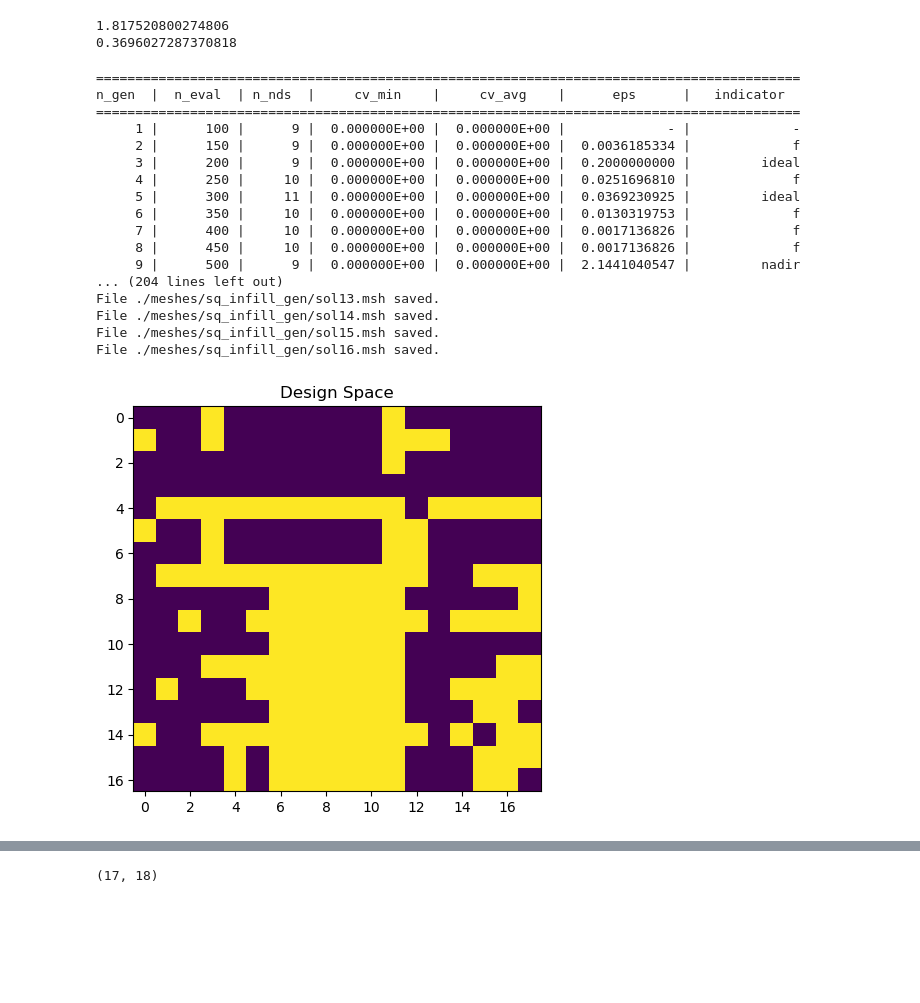
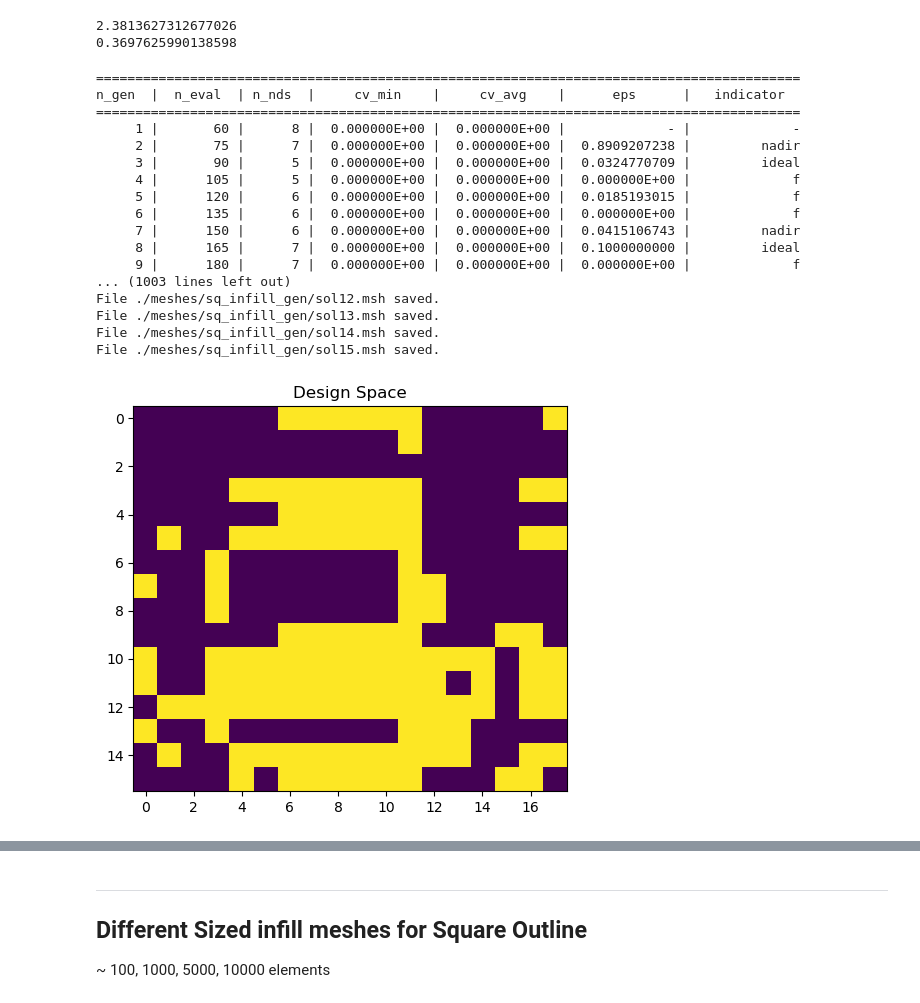
Before and after one commit to grohalex/Project2023, a Jupyter notebook: Pymoo_withFEA.ipynb, the cells around one changed output, grey strips where cells are left out. Cells and saved outputs as stored; diff of their text form; code cells hidden in the pictures; blank space fills up the shorter version.

```diff
--- a/Pymoo_withFEA.ipynb
+++ b/Pymoo_withFEA.ipynb
@@ -195,7 +195,7 @@ def generate_infill_file(meshname, infill_vec, infill_connect, infill_coords, ve
 tol = 2
 def clamped_middle(x, on_boundary): # beam is only fixed in the middle
     #return on_boundary and near(x[0], 0, tol) and near(x[1], 20, tol)#x[0] < tol
-    return on_boundary and near(x[0], 0 + 0.5, tol) and near(x[1], 4, tol)#x[0] < tol
+    return on_boundary and near(x[0], 0 + 0.5, tol) and near(x[1], 5, tol)#x[0] < tol
 
 # Define strain
 def epsilon(u):
@@ -230,8 +230,11 @@ def get_displacement_measures(u, V):
     return disp_max, disp_tot, disp_avg
 
 # returns displacements and vm stress for side-compression of the square
-def square_FEA(mesh):
-    set_log_active(False)  # dolfin verbose to false
+def square_FEA(mesh, verbose=False):
+    if not verbose:
+        set_log_active(False)  # dolfin verbose to false
+    else:
+        set_log_active(True)   # dolfin verbose to true
 
     # Define function space for system of PDEs
     degree = 2
@@ -279,19 +282,19 @@ conn, coords, num_el = extract_mesh_data("./meshes/smallSquare8-infill.msh")
 
 # Create the mesh infill based on the infill vector
 vec = [0,0,1,1,0,0,0,0,1,1,0,0,0,0,1,1,0,0]
-meshfile = generate_infill_file('sq_infill_gen', vec, conn, coords)
+meshfile = generate_infill_file('sq_infill_gen', vec, conn, coords, run_GUI=False)
 
 # Loading the created infill mesh to FEniCS
 mesh, _, _, _ = extract_mesh_data_fenics(meshfile)
 
 # perform FEA and obtain displacements and von mises stress
-d_max, d_tot, d_avg, max_vm = square_FEA(mesh)
+d_max, d_tot, d_avg, max_vm = square_FEA(mesh, verbose=False)
 
 print(d_max)
 print(max_vm)
 # %% [output]
-1.817520800274806
-0.3696027287370818
+2.3813627312677026
+0.3697625990138598
 # %%
 # implementing pymoo multi-objective optimization with FEniCS FEA objectives
 
@@ -352,17 +355,18 @@ problem = MyProblem(conn, coords, num_el)  # init the MOP
 
 # initialize the algorithm object
 algorithm = NSGA2(
-    pop_size=100,
-    n_offsprings=50,
+    pop_size=60,
+    n_offsprings=15,
     sampling=BinaryRandomSampling(),
-    crossover=HalfUniformCrossover(prob_hux=0.5),
+    #crossover=HalfUniformCrossover(prob_hux=0.5),
+    crossover=UniformCrossover(),
     mutation=BitflipMutation(prob=0.5, prob_var=0.3),
-    #eliminate_duplicates=True
+    eliminate_duplicates=True
 )
 
 
 # define the termination criterion
-termination = get_termination("n_gen", 50)
+termination = get_termination("n_gen", 1000)
 
 
 # solve the MOP
@@ -390,42 +394,42 @@ hist = res.history  # getting the info for each iteration
 # save solutions
 for i, x in enumerate(X):
     ifile = f"sq_infill_gen/sol{i:02d}"
     meshfile = generate_infill_file(ifile, x, conn, coords)
     print(f"File {meshfile} saved.")###
 
 # writing to a file
 with open("./meshes/sq_infill_gen/sq_solutions.txt", "w+") as file:
     file.writelines(f"{sol} \t w: {F[i][0]:10.1f} \t vm: {F[i][1]:10.06f} \n" for i, sol in enumerate(1*X))
 
 # plotting the decision space
 xl, xu = problem.bounds()
 plt.figure(figsize=(7, 5))
 plt.imshow(X)
 plt.title("Design Space")
 plt.show()
 
 
 # plotting the objective space
 plt.figure(figsize=(7, 5))
 plt.scatter(F[:, 0], F[:, 1], s=30, facecolors='none', edgecolors='blue')
 plt.title("Objective Space")
 plt.show()
 # %% [output]
 ==========================================================================================
 n_gen  |  n_eval  | n_nds  |     cv_min    |     cv_avg    |      eps      |   indicator
 ==========================================================================================
-     1 |      100 |      9 |  0.000000E+00 |  0.000000E+00 |             - |             -
-     2 |      150 |      9 |  0.000000E+00 |  0.000000E+00 |  0.0036185334 |             f
-     3 |      200 |      9 |  0.000000E+00 |  0.000000E+00 |  0.2000000000 |         ideal
-     4 |      250 |     10 |  0.000000E+00 |  0.000000E+00 |  0.0251696810 |             f
-     5 |      300 |     11 |  0.000000E+00 |  0.000000E+00 |  0.0369230925 |         ideal
-     6 |      350 |     10 |  0.000000E+00 |  0.000000E+00 |  0.0130319753 |             f
-     7 |      400 |     10 |  0.000000E+00 |  0.000000E+00 |  0.0017136826 |             f
-     8 |      450 |     10 |  0.000000E+00 |  0.000000E+00 |  0.0017136826 |             f
-     9 |      500 |      9 |  0.000000E+00 |  0.000000E+00 |  2.1441040547 |         nadir
-... (204 lines left out)
+     1 |       60 |      8 |  0.000000E+00 |  0.000000E+00 |             - |             -
+     2 |       75 |      7 |  0.000000E+00 |  0.000000E+00 |  0.8909207238 |         nadir
+     3 |       90 |      5 |  0.000000E+00 |  0.000000E+00 |  0.0324770709 |         ideal
+     4 |      105 |      5 |  0.000000E+00 |  0.000000E+00 |  0.000000E+00 |             f
+     5 |      120 |      6 |  0.000000E+00 |  0.000000E+00 |  0.0185193015 |             f
+     6 |      135 |      6 |  0.000000E+00 |  0.000000E+00 |  0.000000E+00 |             f
+     7 |      150 |      6 |  0.000000E+00 |  0.000000E+00 |  0.0415106743 |         nadir
+     8 |      165 |      7 |  0.000000E+00 |  0.000000E+00 |  0.1000000000 |         ideal
+     9 |      180 |      7 |  0.000000E+00 |  0.000000E+00 |  0.000000E+00 |             f
+... (1003 lines left out)
+File ./meshes/sq_infill_gen/sol12.msh saved.
 File ./meshes/sq_infill_gen/sol13.msh saved.
 File ./meshes/sq_infill_gen/sol14.msh saved.
 File ./meshes/sq_infill_gen/sol15.msh saved.
-File ./meshes/sq_infill_gen/sol16.msh saved.
-[figure, old version]
+[figure, new version]
@@ -433,4 +436,0 @@ File ./meshes/sq_infill_gen/sol16.msh saved.
-# %%
-print(X.shape)
-# %% [output]
-(17, 18)
@@ -439,0 +437,4 @@ with open("./meshes/sq_infill_gen/sq_solutions.txt", "w+") as file:
+# %% [markdown]
+---
+## Different Sized infill meshes for **Square Outline**
+~ 100, 1000, 5000, 10000 elements
```
Also changed, not shown: parts of 5 cells of this notebook, 1 other file.
